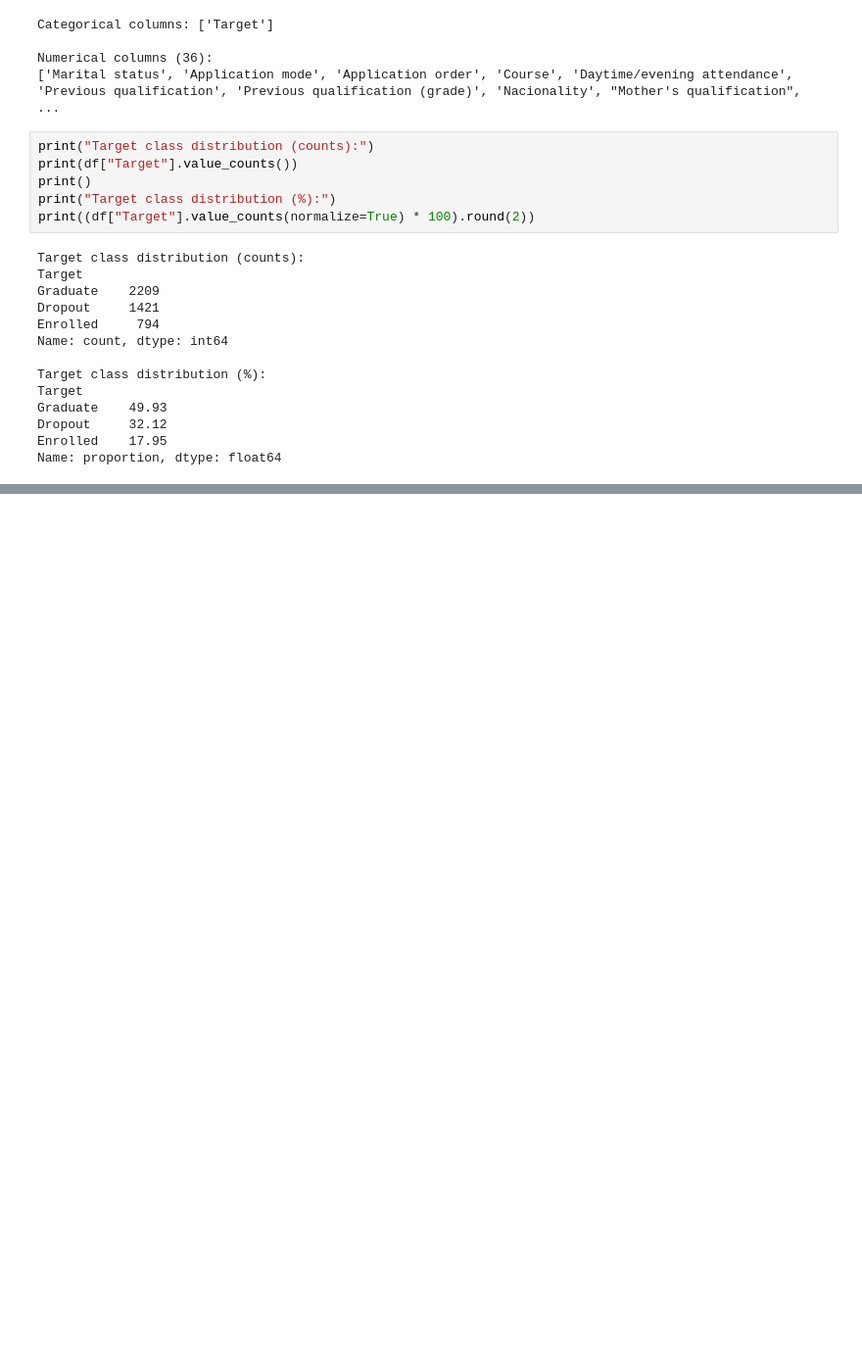
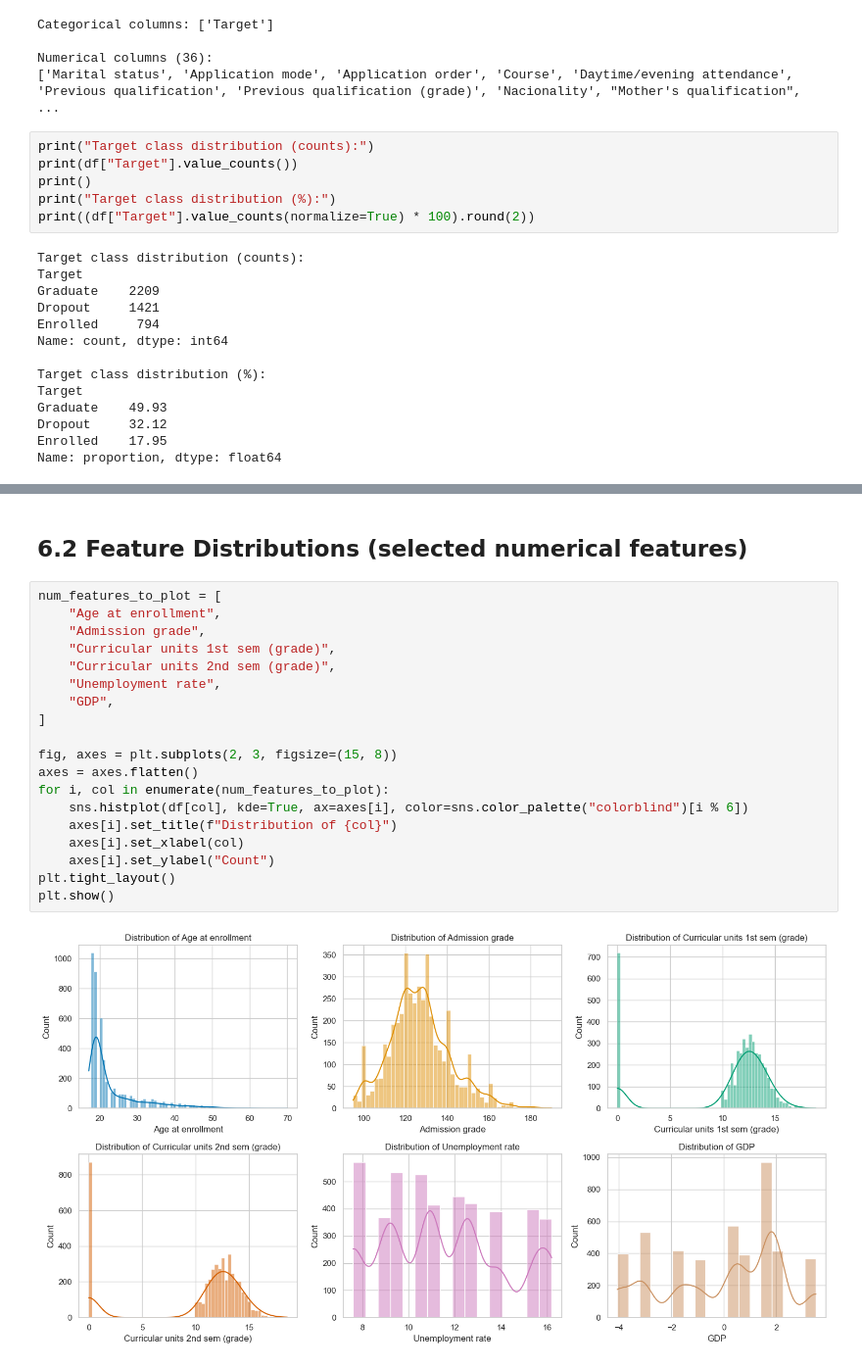
Before and after one commit to mith-sen/ML_Case_Study, a Jupyter notebook: notebooks/classification.ipynb, the cells around one changed output, grey strips where cells are left out. Shown at 98% size. Saved outputs shown, nothing was run; the diff lists cells and outputs as text; blank space fills up the shorter version.

```diff
--- a/notebooks/classification.ipynb
+++ b/notebooks/classification.ipynb
@@ -188,0 +209,23 @@ Name: proportion, dtype: float64
+# %% [markdown]
+## 6.2 Feature Distributions (selected numerical features)
+# %%
+num_features_to_plot = [
+    "Age at enrollment",
+    "Admission grade",
+    "Curricular units 1st sem (grade)",
+    "Curricular units 2nd sem (grade)",
+    "Unemployment rate",
+    "GDP",
+]
+
+fig, axes = plt.subplots(2, 3, figsize=(15, 8))
+axes = axes.flatten()
+for i, col in enumerate(num_features_to_plot):
+    sns.histplot(df[col], kde=True, ax=axes[i], color=sns.color_palette("colorblind")[i % 6])
+    axes[i].set_title(f"Distribution of {col}")
+    axes[i].set_xlabel(col)
+    axes[i].set_ylabel("Count")
+plt.tight_layout()
+plt.show()
+# %% [output]
+[figure, added]
```
Also changed, not shown: parts of 3 cells of this notebook.
